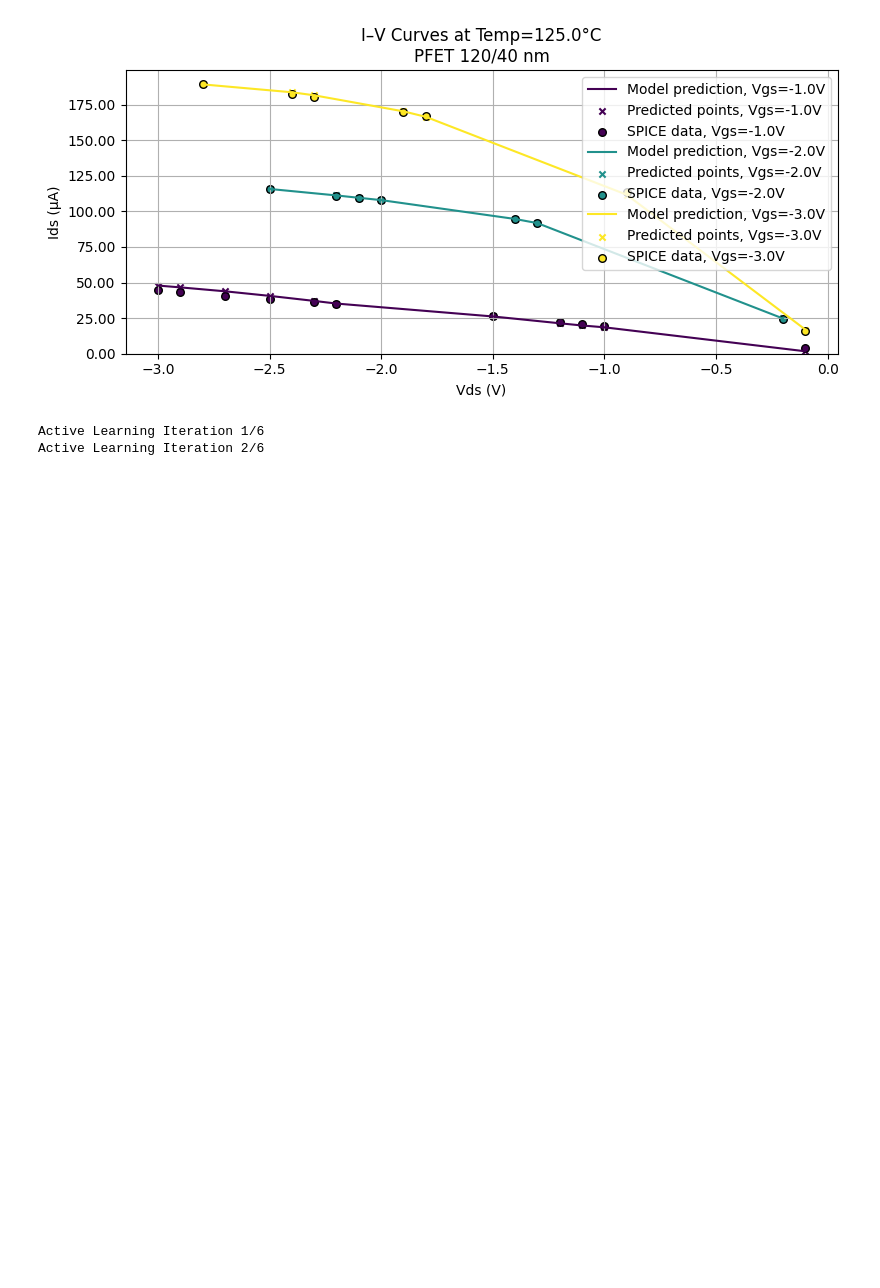
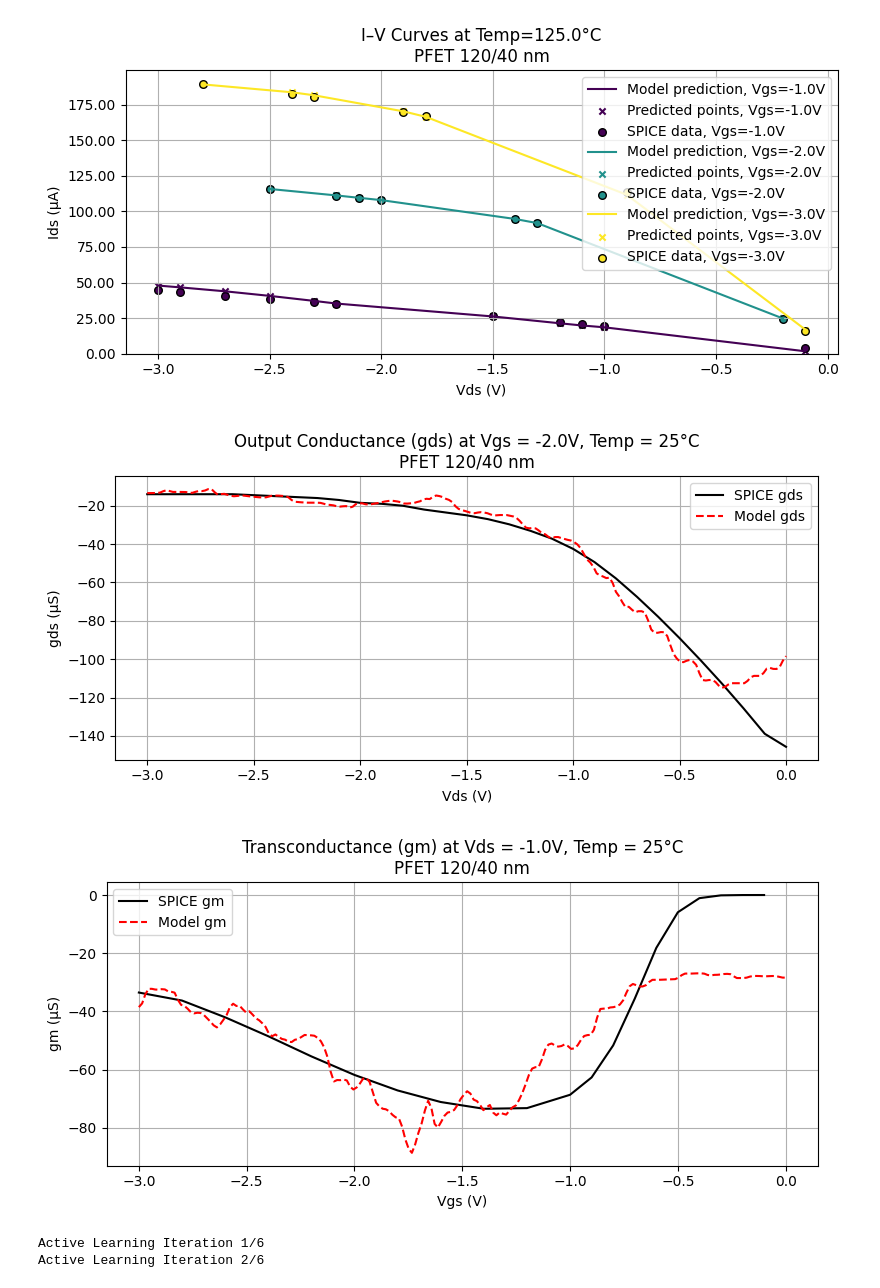
Before and after one commit to jithsg/MODELING, a Jupyter notebook: Question_3_PMOS.ipynb, the cells around one changed output. Saved outputs shown, nothing was run; the diff lists cells and outputs as text; code cells hidden in the pictures; blank space fills up the shorter version.

```diff
--- a/Question_3_PMOS.ipynb
+++ b/Question_3_PMOS.ipynb
@@ -739,6 +739,73 @@ Try using .loc[row_indexer,col_indexer] = value instead
 See the caveats in the documentation: https://pandas.pydata.org/pandas-docs/stable/user_guide/indexing.html#returning-a-view-versus-a-copy
   subset['Veff'] = subset['Vgs'] - Vth
 [figure]
+# %%
+
+df_spice = pd.read_csv('pfet_120_40.csv')
+df_spice = df_spice[['Temp', 'Vgs(V)', 'Vds(V)', 'Id(A)']].dropna()
+df_spice.columns = ['Temp', 'Vgs', 'Vds', 'Ids']
+df_spice['Vgs'] = -np.abs(df_spice['Vgs'])
+df_spice['Vds'] = -np.abs(df_spice['Vds'])
+
+# SPICE gds at Vgs = -2.0, Temp = 25°C
+subset_gds = df_spice[(np.isclose(df_spice['Vgs'], -2.0)) & (np.isclose(df_spice['Temp'], 25))]
+subset_gds = subset_gds.sort_values(by='Vds')
+vds_vals_spice = subset_gds['Vds'].values
+ids_vals_spice = subset_gds['Ids'].values
+gds_spice = np.gradient(ids_vals_spice, vds_vals_spice)
+
+# SPICE gm at Vds = -1.0, Temp = 25°C
+subset_gm = df_spice[(np.isclose(df_spice['Vds'], -1.0)) & (np.isclose(df_spice['Temp'], 25))]
+subset_gm = subset_gm.sort_values(by='Vgs')
+vgs_vals_spice = subset_gm['Vgs'].values
+ids_vals_gm = subset_gm['Ids'].values
+gm_spice = np.gradient(ids_vals_gm, vgs_vals_spice)
+
+# === Model gds ===
+vg_fixed = -2.0
+temp_fixed = 25
+vds_vals = np.linspace(-3.0, 0.0, 200)
+X_gds = np.array([[vg_fixed, vds, temp_fixed, vg_fixed - Vth] for vds in vds_vals])
+X_gds_scaled = scaler_X.transform(X_gds)
+ids_model = nn_model.predict(X_gds_scaled).reshape(-1, 1)
+ids_model = scaler_y.inverse_transform(ids_model)
+gds_model = np.gradient(ids_model.flatten(), vds_vals)
+
+# Plot gds
+plt.figure(figsize=(8, 4))
+plt.plot(vds_vals_spice, gds_spice * 1e6, label='SPICE gds', color='black')
+plt.plot(vds_vals, gds_model * 1e6, '--', label='Model gds', color='red')
+plt.xlabel('Vds (V)')
+plt.ylabel('gds (μS)')
+plt.title('Output Conductance (gds) at Vgs = -2.0V, Temp = 25°C\nPFET 120/40 nm')
+plt.grid(True)
+plt.legend()
+plt.tight_layout()
+plt.show()
+
+# === Model gm ===
+vgs_vals = np.linspace(-3.0, 0.0, 200)
+vds_fixed = -1.0
+X_gm = np.array([[vgs, vds_fixed, temp_fixed, vgs - Vth] for vgs in vgs_vals])
+X_gm_scaled = scaler_X.transform(X_gm)
+ids_model_gm = nn_model.predict(X_gm_scaled).reshape(-1, 1)
+ids_model_gm = scaler_y.inverse_transform(ids_model_gm)
+gm_model = np.gradient(ids_model_gm.flatten(), vgs_vals)
+
+# Plot gm
+plt.figure(figsize=(8, 4))
+plt.plot(vgs_vals_spice, gm_spice * 1e6, label='SPICE gm', color='black')
+plt.plot(vgs_vals, gm_model * 1e6, '--', label='Model gm', color='red')
+plt.xlabel('Vgs (V)')
+plt.ylabel('gm (μS)')
+plt.title('Transconductance (gm) at Vds = -1.0V, Temp = 25°C\nPFET 120/40 nm')
+plt.grid(True)
+plt.legend()
+plt.tight_layout()
+plt.show()
+# %% [output]
+[figure, added]
+[figure, added]
 # %%
 import numpy as np
 import pandas as pd
```
Also changed, not shown: parts of 2 cells of this notebook.
